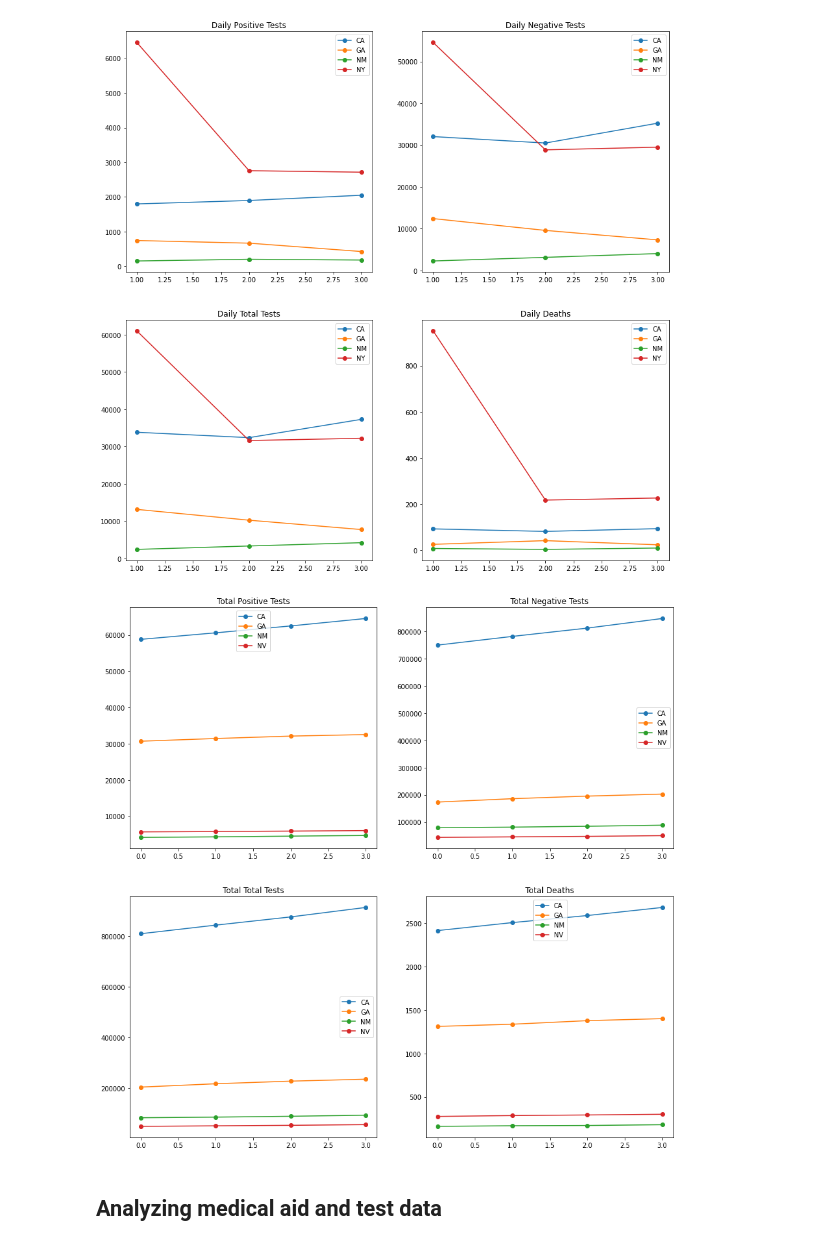
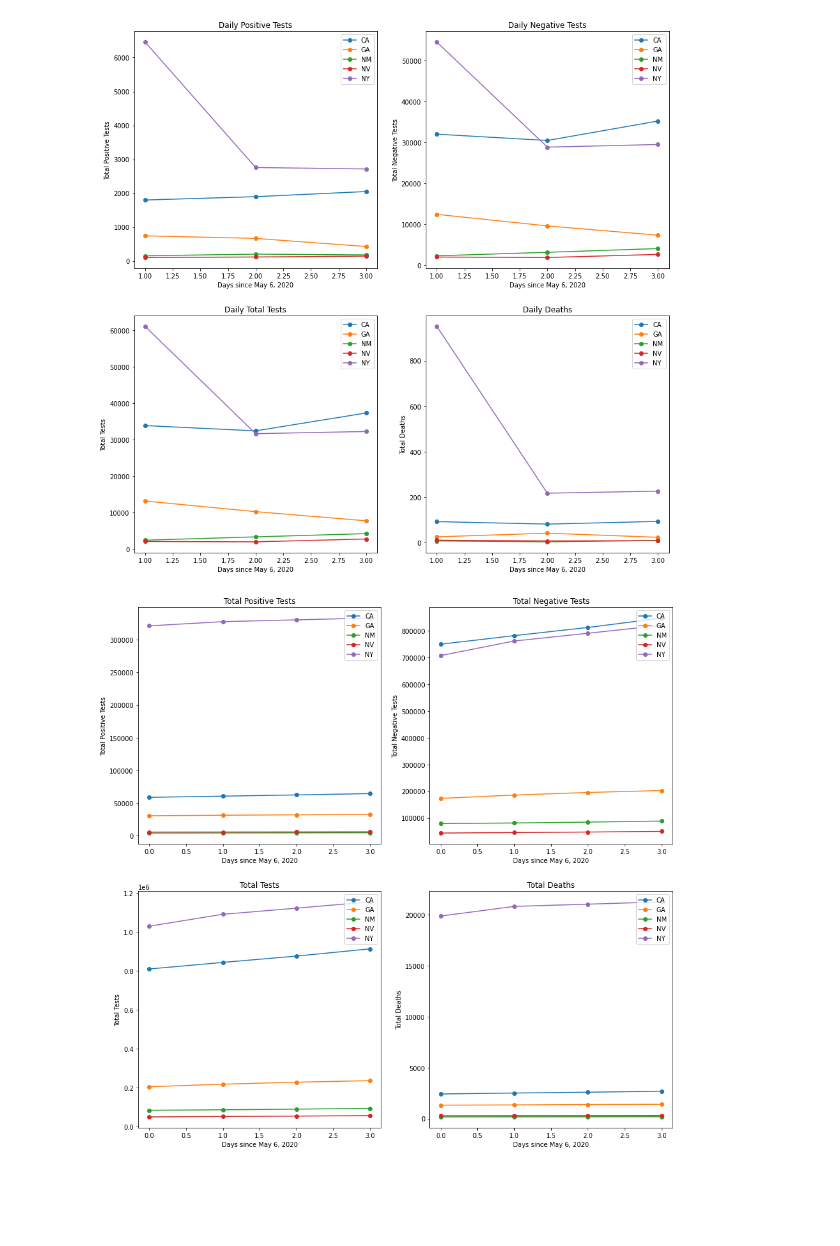
Before and after one commit to sahba-t/covidTracker, a Jupyter notebook: Analysis.ipynb, the cells around one changed output. Saved outputs shown, nothing was run; the diff lists cells and outputs as text; code cells hidden in the pictures; blank space fills up the shorter version.

Commit message:
Almost done with Analysis Ipython Notebook - Organized things into functions and made a separate folder for analysis figures

```diff
--- a/Analysis.ipynb
+++ b/Analysis.ipynb
@@ -59,7 +70,7 @@ def StateTotalCases(pathToCSV, States=None):
 
     for State in States:
         Statedf = df[df['STATE'] == State]
-        #although dates are interpreted as string, we can sort them as is
+
         Statedf = Statedf.sort_values(by=['DATERECORDED'])
 
         axs[0, 0].plot(list(range(0, len(Statedf))), Statedf['POSITIVE'], '-o', label=State)
@@ -74,5 +85,15 @@ def StateTotalCases(pathToCSV, States=None):
 
     axs[0, 0].set_title('Total Positive Tests')
     axs[0, 1].set_title('Total Negative Tests')
-    axs[1, 0].set_title('Total Total Tests')
+    axs[1, 0].set_title('Total Tests')
     axs[1, 1].set_title('Total Deaths')
+    axs[0, 0].set_xlabel('Days since May 6, 2020')
+    axs[0, 1].set_xlabel('Days since May 6, 2020')
+    axs[1, 0].set_xlabel('Days since May 6, 2020')
+    axs[1, 1].set_xlabel('Days since May 6, 2020')
+    axs[0, 0].set_ylabel('Total Positive Tests')
+    axs[0, 1].set_ylabel('Total Negative Tests')
+    axs[1, 0].set_ylabel('Total Tests')
+    axs[1, 1].set_ylabel('Total Deaths')
+
+    plt.savefig('diagrams/analysis/total_tests.png', bbox_inches='tight')
@@ -79,10 +205,8 @@ def StateTotalCases(pathToCSV, States=None):
 # %%
-StateDailyCases('./AnalysisData/Q1_CASES_EXPORT.csv', ['CA', 'GA', 'NM', 'NY'])
+StateDailyCases('./AnalysisData/Q1_CASES_EXPORT.csv', ['CA', 'GA', 'NM', 'NV', 'NY'])
 # %% [output]
-[figure, old version]
+[figure, new version]
 # %%
-StateTotalCases('./AnalysisData/Q1_CASES_EXPORT.csv', ['CA', 'GA', 'NM', 'NV'])
+StateTotalCases('./AnalysisData/Q1_CASES_EXPORT.csv', ['CA', 'GA', 'NM', 'NV', 'NY'])
 # %% [output]
-[figure, old version]
+[figure, new version]
-# %% [markdown]
-## Analyzing medical aid and test data
```
Also changed, not shown: parts of 14 cells of this notebook, 15 other files.
